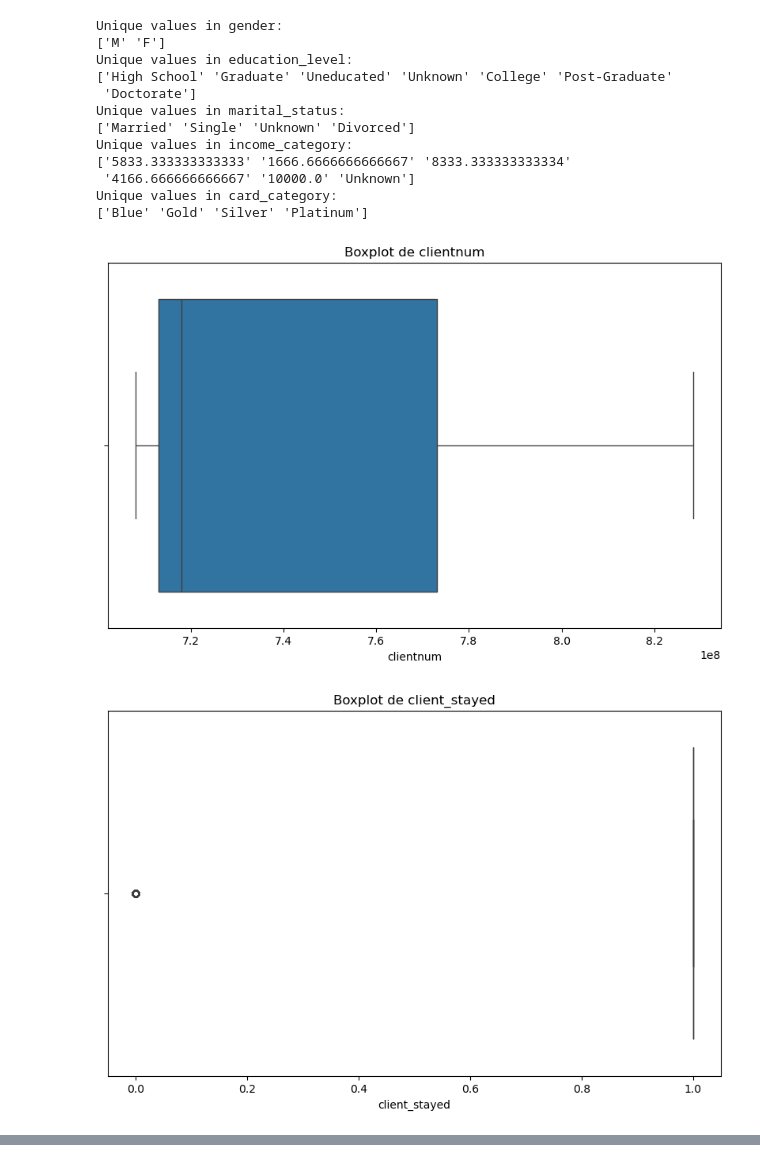
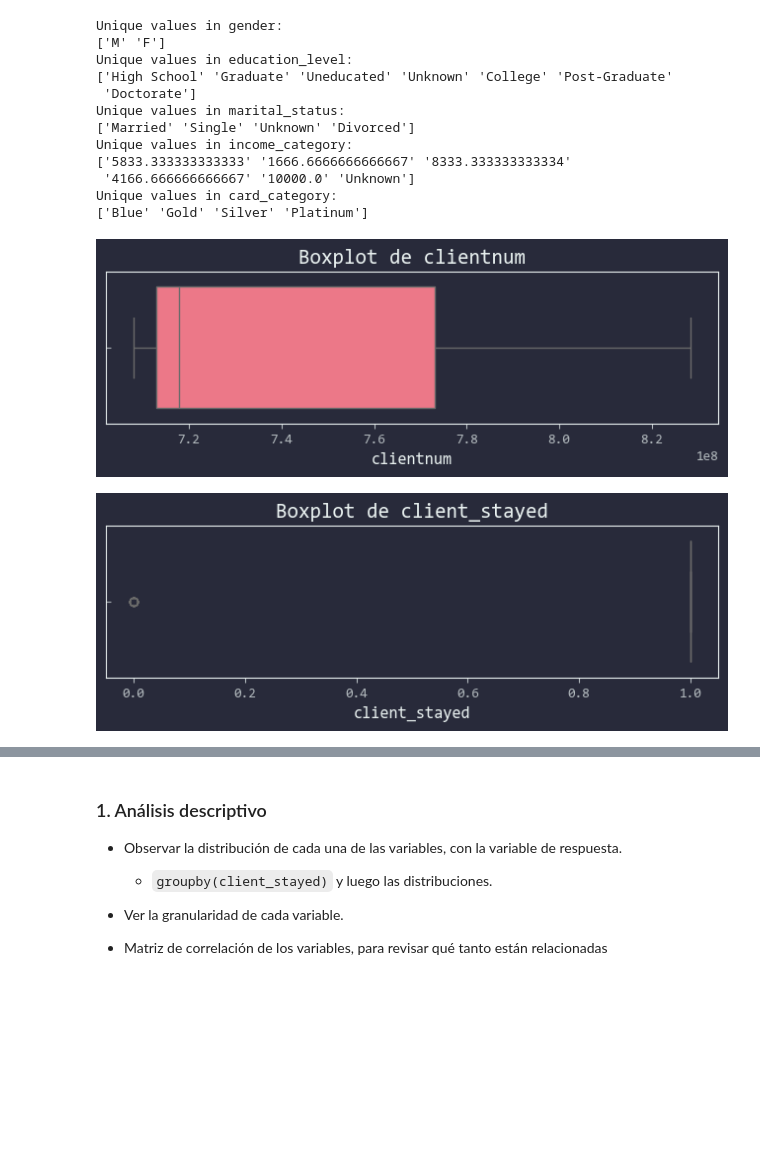
Before and after one commit to Toutl/Data-Processing-Laboratory, a Jupyter notebook: Examenes/III/edu.ipynb, the cells around one changed output, grey strips where cells are left out. Saved outputs shown, nothing was run; the diff lists cells and outputs as text; code cells hidden in the pictures; blank space fills up the shorter version.

Commit message:
TODO: analisis descriptivo

```diff
--- a/Examenes/III/edu.ipynb
+++ b/Examenes/III/edu.ipynb
@@ -1,8 +1,16 @@
 # %%
+import os
+import re
+import warnings
+from copy import deepcopy
+
 import pandas as pd
 import numpy as np
 import seaborn as sns
 import matplotlib.pyplot as plt
+
+plt.style.use('toutl.mplstyle')
+from style import *
 # %%
 df = pd.read_csv('examen3.csv')
 
@@ -64,13 +72,13 @@ Unique values in card_category:
 # %%
 for col in df.columns:
     if df[col].dtype == 'int64' or df[col].dtype == 'float64':
-        plt.figure(figsize=(10, 6))
+        plt.figure(figsize=(8, 2))
         sns.boxplot(x=df[col])
         plt.title(f'Boxplot de {col}')
         plt.xlabel(f'{col}')
         plt.show()
     else:
         continue
 # %% [output]
-[figure, old version]
+[figure, new version]
-[figure, old version]
+[figure, new version]
@@ -86,0 +95,8 @@ for col in df.columns:
+# %% [markdown]
+
+### 1. Análisis descriptivo
+- Observar la distribución de cada una de las variables, con la variable de respuesta.
+	- `groupby(client_stayed)` y luego las distribuciones.
+- Ver la granularidad de cada variable.
+
+- Matriz de correlación de los variables, para revisar qué tanto están relacionadas
```
Also changed, not shown: parts of 1 cell of this notebook.
